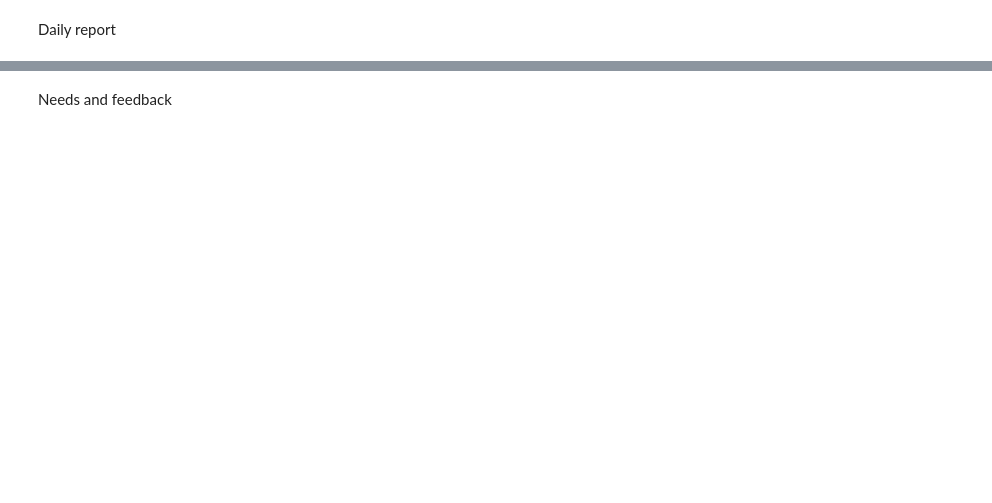
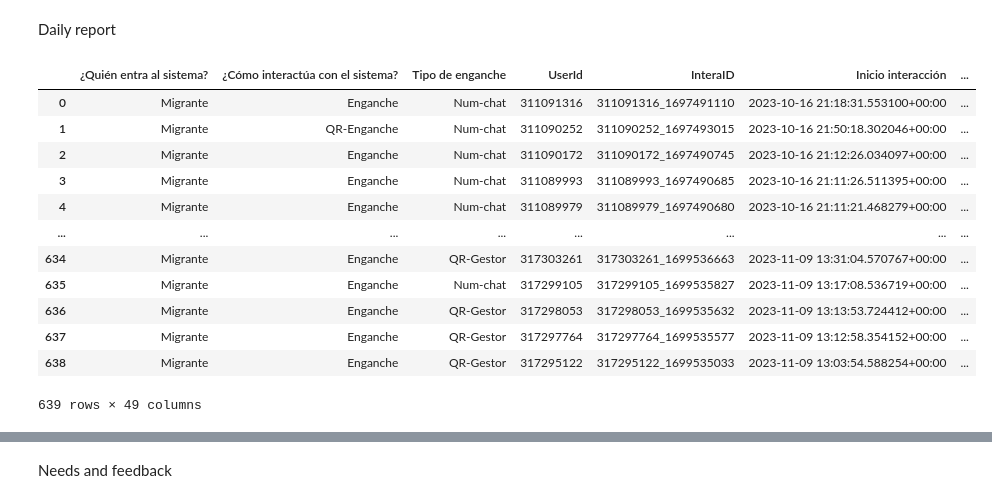
Before and after one commit to maolarte/Aurora, a Jupyter notebook: Aurora.ipynb, the cells around one changed output, grey strips where cells are left out. Drawn from its saved outputs; the diff is of its cells as text; code cells hidden in the pictures; blank space fills up the shorter version.

```diff
--- a/Aurora.ipynb
+++ b/Aurora.ipynb
@@ -238,6 +245,22 @@ aurora_carto.to_csv('lacro_oct_2023.csv', encoding='utf-8', index=False)
 Daily report
 # %%
 aurora = pd.read_csv ("Aurora v2.1 data file - caracterización (1).csv")
+# %%
+aurora
+# %% [output]
+|  | ¿Quién entra al sistema? | ¿Cómo interactúa con el sistema? | Tipo de enganche | UserId | InteraID | Inicio interacción | ... |
+| 0 | Migrante | Enganche | Num-chat | 311091316 | 311091316_1697491110 | 2023-10-16 21:18:31.553100+00:00 | ... |
+| 1 | Migrante | QR-Enganche | Num-chat | 311090252 | 311090252_1697493015 | 2023-10-16 21:50:18.302046+00:00 | ... |
+| 2 | Migrante | Enganche | Num-chat | 311090172 | 311090172_1697490745 | 2023-10-16 21:12:26.034097+00:00 | ... |
+| 3 | Migrante | Enganche | Num-chat | 311089993 | 311089993_1697490685 | 2023-10-16 21:11:26.511395+00:00 | ... |
+| 4 | Migrante | Enganche | Num-chat | 311089979 | 311089979_1697490680 | 2023-10-16 21:11:21.468279+00:00 | ... |
+| ... | ... | ... | ... | ... | ... | ... | ... |
+| 634 | Migrante | Enganche | QR-Gestor | 317303261 | 317303261_1699536663 | 2023-11-09 13:31:04.570767+00:00 | ... |
+| 635 | Migrante | Enganche | Num-chat | 317299105 | 317299105_1699535827 | 2023-11-09 13:17:08.536719+00:00 | ... |
+| 636 | Migrante | Enganche | QR-Gestor | 317298053 | 317298053_1699535632 | 2023-11-09 13:13:53.724412+00:00 | ... |
+| 637 | Migrante | Enganche | QR-Gestor | 317297764 | 317297764_1699535577 | 2023-11-09 13:12:58.354152+00:00 | ... |
+| 638 | Migrante | Enganche | QR-Gestor | 317295122 | 317295122_1699535033 | 2023-11-09 13:03:54.588254+00:00 | ... |
+639 rows × 49 columns
 # %%
 
 
```
Also changed, not shown: parts of 10 cells of this notebook, 3 other files.
